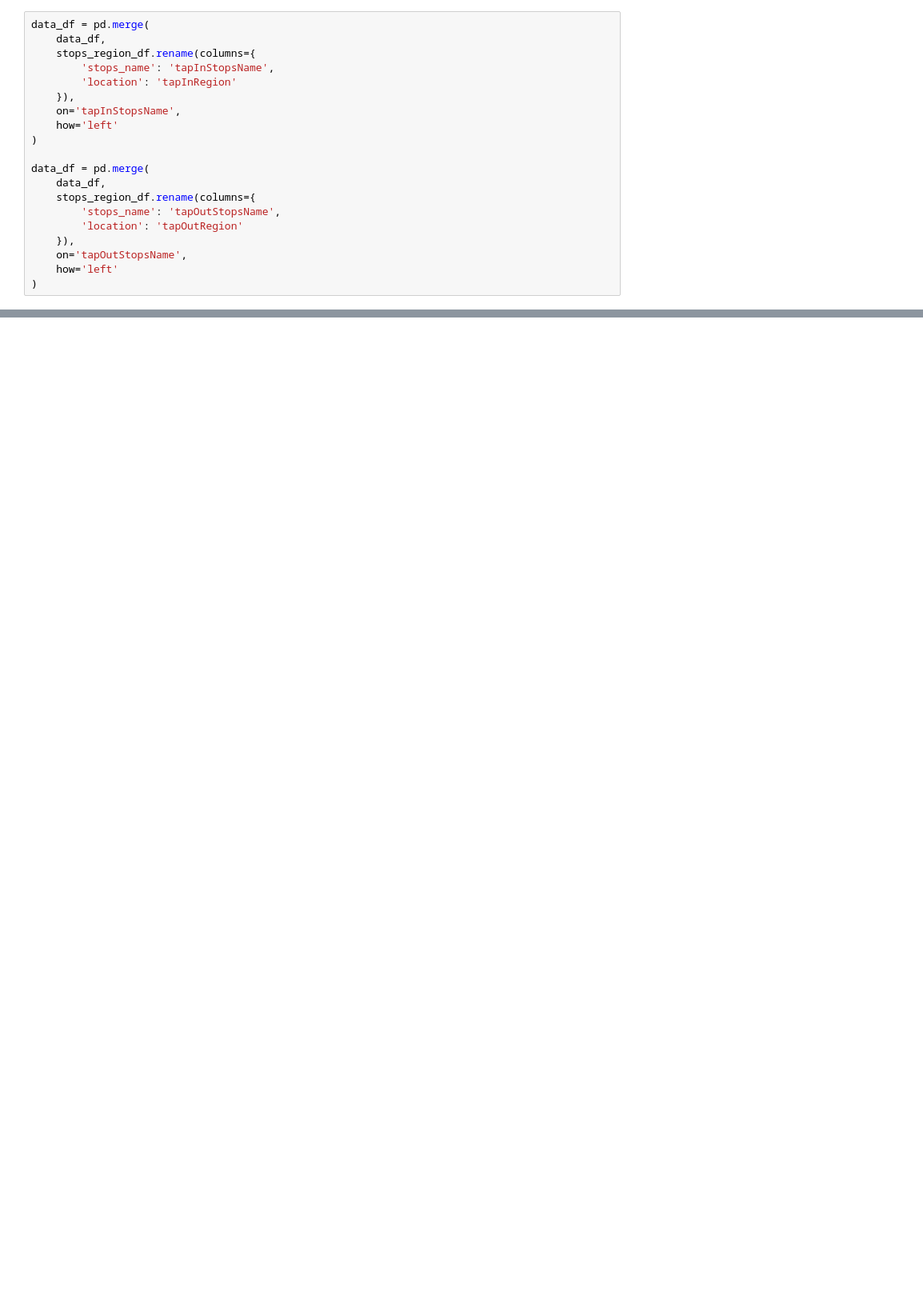
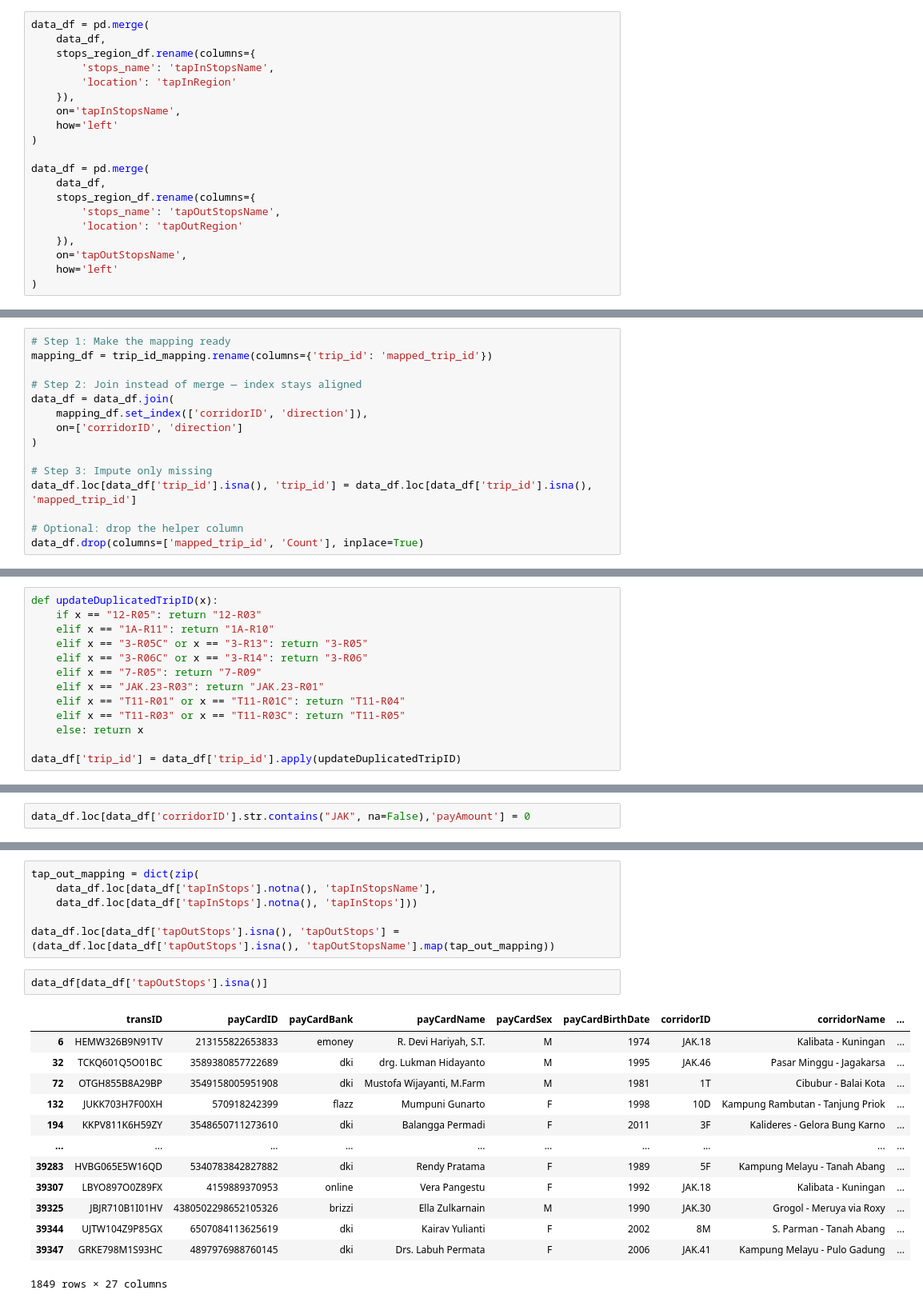
Before and after one commit to seanka/Python-TransJakarta-DataAnalysis, a Jupyter notebook: Notebook.ipynb, the cells around one changed output, grey strips where cells are left out. Shown at 80% size. Cells and saved outputs as stored; diff of their text form; blank space fills up the shorter version.

```diff
--- a/Notebook.ipynb
+++ b/Notebook.ipynb
@@ -650,0 +917,15 @@ data_df = pd.merge(
+# %%
+# Step 1: Make the mapping ready
+mapping_df = trip_id_mapping.rename(columns={'trip_id': 'mapped_trip_id'})
+
+# Step 2: Join instead of merge — index stays aligned
+data_df = data_df.join(
+    mapping_df.set_index(['corridorID', 'direction']),
+    on=['corridorID', 'direction']
+)
+
+# Step 3: Impute only missing
+data_df.loc[data_df['trip_id'].isna(), 'trip_id'] = data_df.loc[data_df['trip_id'].isna(), 'mapped_trip_id']
+
+# Optional: drop the helper column
+data_df.drop(columns=['mapped_trip_id', 'Count'], inplace=True)
@@ -650,0 +989,13 @@ data_df = pd.merge(
+# %%
+def updateDuplicatedTripID(x):
+    if x == "12-R05": return "12-R03"
+    elif x == "1A-R11": return "1A-R10"
+    elif x == "3-R05C" or x == "3-R13": return "3-R05"
+    elif x == "3-R06C" or x == "3-R14": return "3-R06"
+    elif x == "7-R05": return "7-R09"
+    elif x == "JAK.23-R03": return "JAK.23-R01"
+    elif x == "T11-R01" or x == "T11-R01C": return "T11-R04"
+    elif x == "T11-R03" or x == "T11-R03C": return "T11-R05"
+    else: return x
+
+data_df['trip_id'] = data_df['trip_id'].apply(updateDuplicatedTripID)
@@ -650,0 +1006,2 @@ data_df = pd.merge(
+# %%
+data_df.loc[data_df['corridorID'].str.contains("JAK", na=False),'payAmount'] = 0
@@ -651 +1012,23 @@ data_df = pd.merge(
+# %%
+tap_out_mapping = dict(zip(
+    data_df.loc[data_df['tapInStops'].notna(), 'tapInStopsName'],
+    data_df.loc[data_df['tapInStops'].notna(), 'tapInStops']))
+
+data_df.loc[data_df['tapOutStops'].isna(), 'tapOutStops'] = (data_df.loc[data_df['tapOutStops'].isna(), 'tapOutStopsName'].map(tap_out_mapping))
+# %%
+data_df[data_df['tapOutStops'].isna()]
+# %% [output]
+|  | transID | payCardID | payCardBank | payCardName | payCardSex | payCardBirthDate | corridorID | corridorName | ... |
+| 6 | HEMW326B9N91TV | 213155822653833 | emoney | R. Devi Hariyah, S.T. | M | 1974 | JAK.18 | Kalibata - Kuningan | ... |
+| 32 | TCKQ601Q5O01BC | 3589380857722689 | dki | drg. Lukman Hidayanto | M | 1995 | JAK.46 | Pasar Minggu - Jagakarsa | ... |
+| 72 | OTGH855B8A29BP | 3549158005951908 | dki | Mustofa Wijayanti, M.Farm | M | 1981 | 1T | Cibubur - Balai Kota | ... |
+| 132 | JUKK703H7F00XH | 570918242399 | flazz | Mumpuni Gunarto | F | 1998 | 10D | Kampung Rambutan - Tanjung Priok | ... |
+| 194 | KKPV811K6H59ZY | 3548650711273610 | dki | Balangga Permadi | F | 2011 | 3F | Kalideres - Gelora Bung Karno | ... |
+| ... | ... | ... | ... | ... | ... | ... | ... | ... | ... |
+| 39283 | HVBG065E5W16QD | 5340783842827882 | dki | Rendy Pratama | F | 1989 | 5F | Kampung Melayu - Tanah Abang | ... |
+| 39307 | LBYO897O0Z89FX | 4159889370953 | online | Vera Pangestu | F | 1992 | JAK.18 | Kalibata - Kuningan | ... |
+| 39325 | JBJR710B1I01HV | 4380502298652105326 | brizzi | Ella Zulkarnain | M | 1990 | JAK.30 | Grogol - Meruya via Roxy | ... |
+| 39344 | UJTW104Z9P85GX | 6507084113625619 | dki | Kairav Yulianti | F | 2002 | 8M | S. Parman - Tanah Abang | ... |
+| 39347 | GRKE798M1S93HC | 4897976988760145 | dki | Drs. Labuh Permata | F | 2006 | JAK.41 | Kampung Melayu - Pulo Gadung | ... |
+1849 rows × 27 columns
 # %% [markdown]
```
Also changed, not shown: parts of 47 cells of this notebook.
